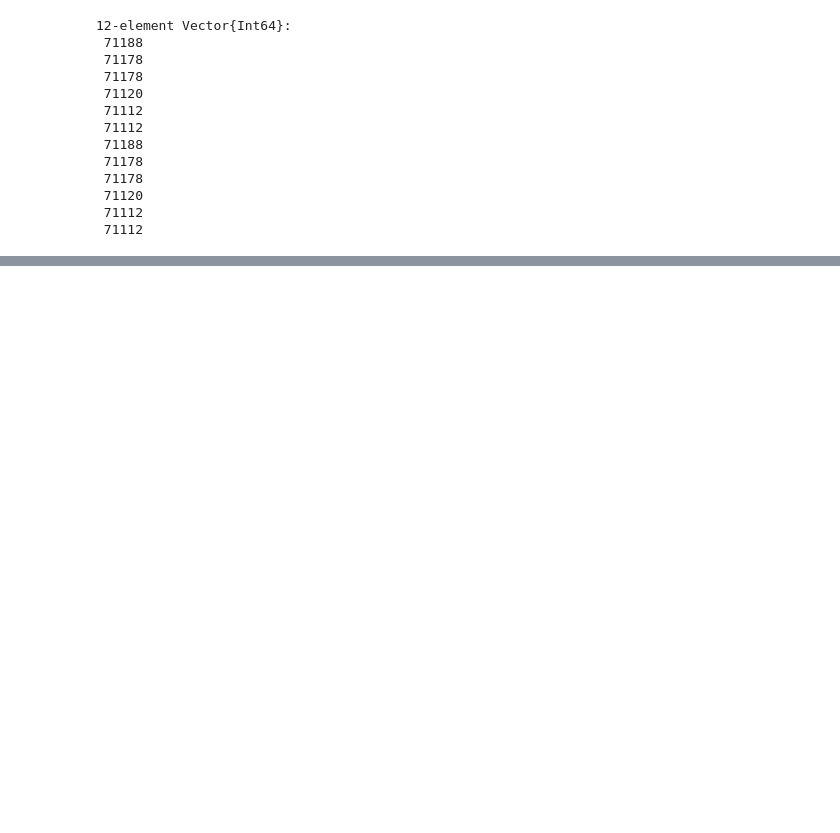
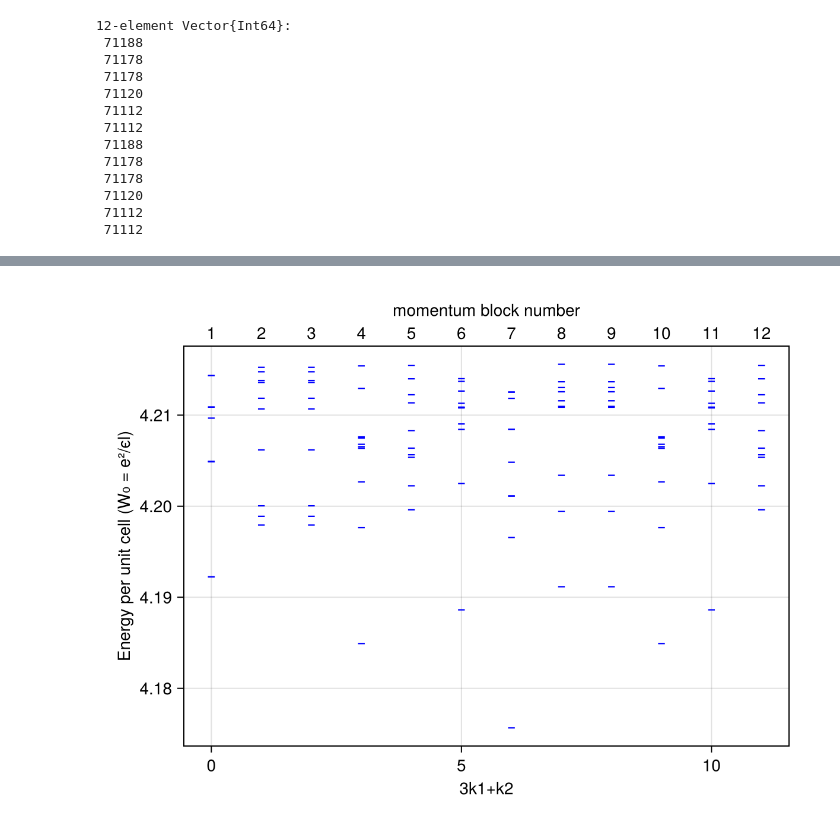
Before and after one commit to Zou-Bo/MomentumED.jl, a Jupyter notebook: examples/continous symmetry breaking/1. LL_exciton_condensate.ipynb, the cells around one changed output, grey strips where cells are left out. Cells and saved outputs as stored; diff of their text form; code cells hidden in the pictures; blank space fills up the shorter version.

```diff
--- a/examples/continous symmetry breaking/1. LL_exciton_condensate.ipynb
+++ b/examples/continous symmetry breaking/1. LL_exciton_condensate.ipynb
@@ -164,0 +175,4 @@ plot_ed_spectrum()
+# %%
+plot_ed_spectrum() # 5, 7
+# %% [output]
+[figure, added]
```
Also changed, not shown: parts of 7 cells of this notebook.
